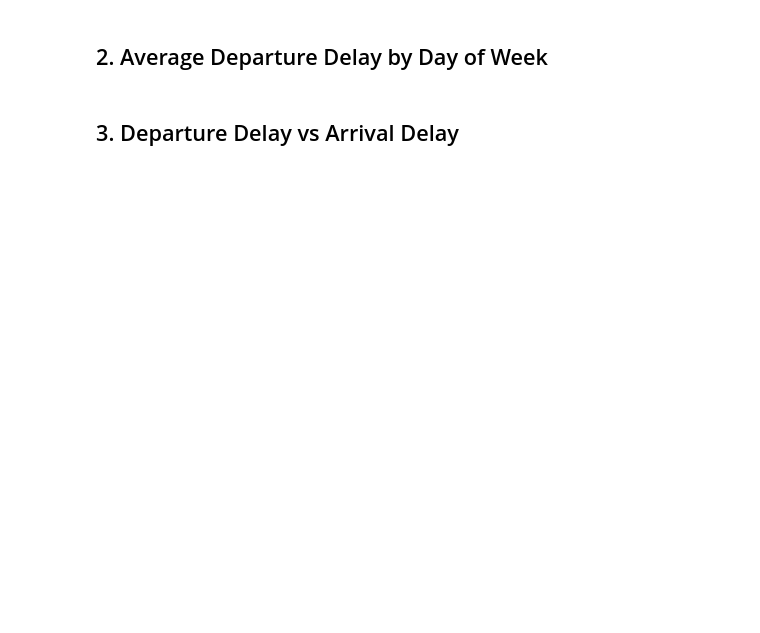
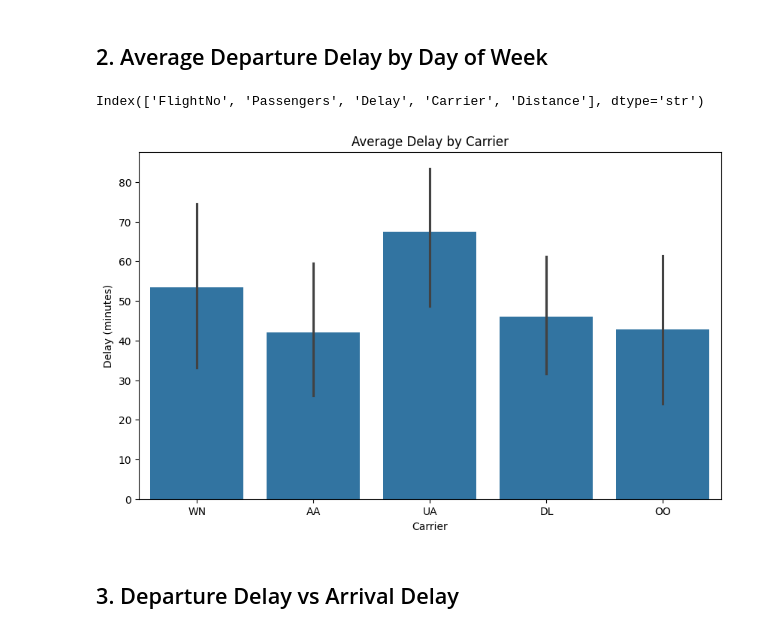
Before and after one commit to s24k-sudo/dsbda, a Jupyter notebook: chit 8/Flight_Visualization.ipynb, the cells around one changed output. Drawn from its saved outputs; the diff is of its cells as text; code cells hidden in the pictures; blank space fills up the shorter version.

```diff
--- a/chit 8/Flight_Visualization.ipynb
+++ b/chit 8/Flight_Visualization.ipynb
@@ -12,10 +12,10 @@ Since the full 2008.csv is large, we demonstrate with a sample dataset structure
 # %%
 # Creating a sample representation of the Flight dataset
 data = {
-    'DayOfWeek': [1, 2, 3, 4, 5, 6, 7] * 10,
-    'DepDelay': np.random.randint(-10, 100, 70),
-    'ArrDelay': np.random.randint(-10, 120, 70),
-    'Carrier': ['WN', 'AA', 'UA', 'DL', 'OO'] * 10,
+    'FlightNo': np.arange(1, 71),
+    'Passengers': np.random.randint(50, 300, 70),
+    'Delay': np.random.randint(-10, 120, 70),
+    'Carrier': ['WN', 'AA', 'UA', 'DL', 'OO'] * 14,
     'Distance': np.random.randint(100, 2000, 70)
 }
 df = pd.DataFrame(data)
@@ -23,11 +30,21 @@ df.head()
 # %% [markdown]
 ## 2. Average Departure Delay by Day of Week
+# %%
+df.columns
+# %% [output]
+Index(['FlightNo', 'Passengers', 'Delay', 'Carrier', 'Distance'], dtype='str')
 # %%
 plt.figure(figsize=(10,6))
-sns.barplot(x='DayOfWeek', y='DepDelay', data=df, estimator=np.mean)
-plt.title('Average Departure Delay per Day')
+
+sns.barplot(x='Carrier', y='Delay', data=df, estimator=np.mean)
+
+plt.title('Average Delay by Carrier')
+
 plt.ylabel('Delay (minutes)')
+
 plt.show()
+# %% [output]
+[figure, added]
 # %% [markdown]
 ## 3. Departure Delay vs Arrival Delay
 # %%
```
Also changed, not shown: parts of 3 cells of this notebook, 3 other files.
